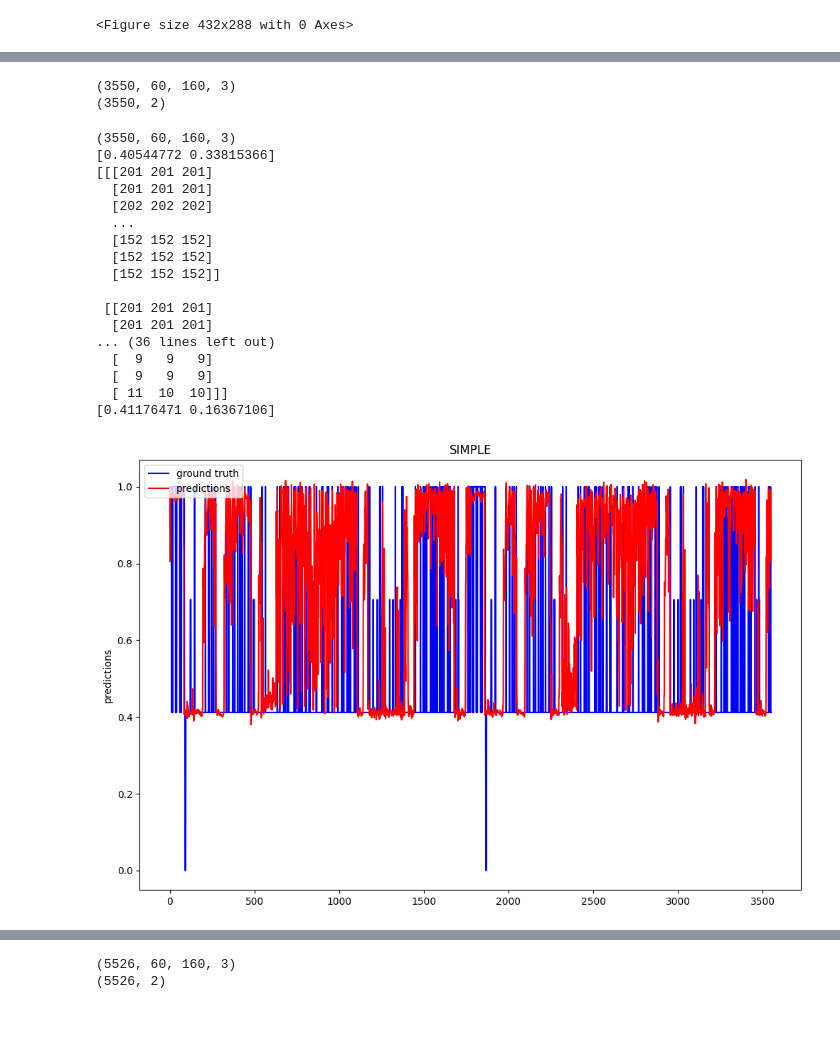
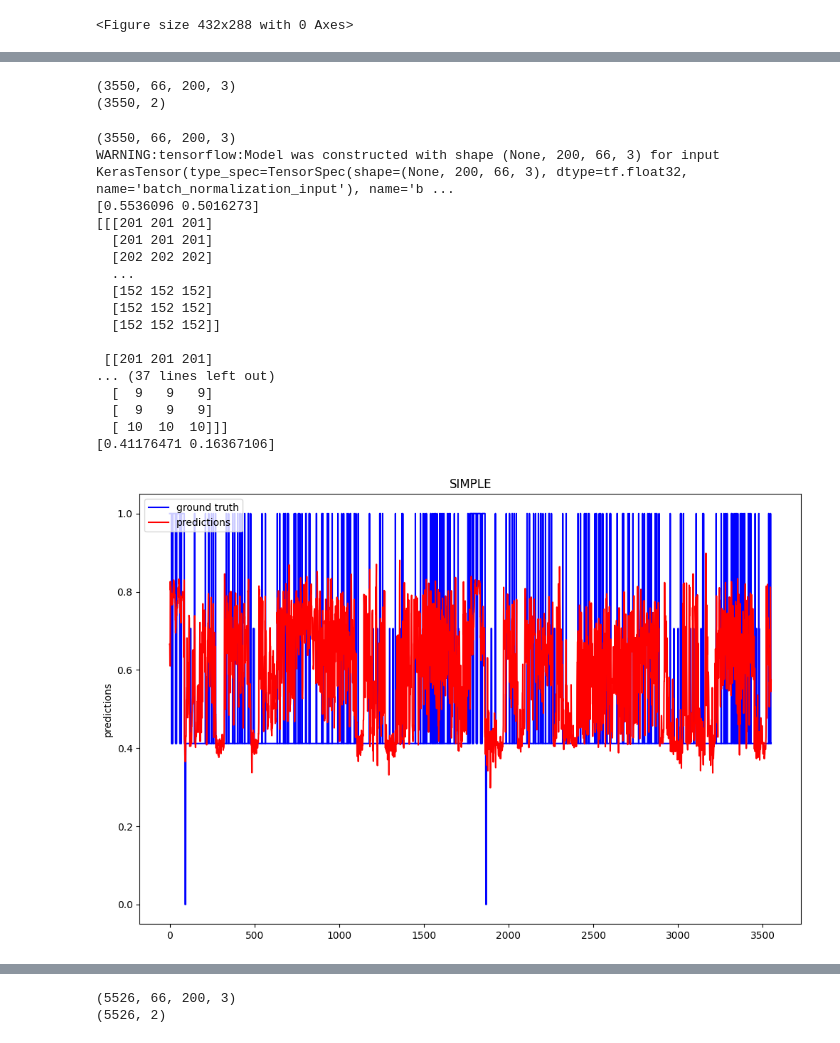
Before and after one commit to RoboticsLabURJC/2019-phd-sergio-paniego, a Jupyter notebook: PilotNet_dataset_generator_folders_dataset_extreme_albumentations_cropping.ipynb, the cells around one changed output, grey strips where cells are left out. Saved outputs shown, nothing was run; the diff lists cells and outputs as text; code cells hidden in the pictures.

```diff
--- a/PilotNet_dataset_generator_folders_dataset_extreme_albumentations_cropping.ipynb
+++ b/PilotNet_dataset_generator_folders_dataset_extreme_albumentations_cropping.ipynb
@@ -81,19 +81,20 @@ def add_extreme_data(images, array_annotations):
     for i in range(0, len(array_annotations)):
         if abs(array_annotations[i][1]) >= 1:
             if abs(array_annotations[i][1]) >= 2:
-                num_iter = 10
-                # num_iter = 15
-                # num_iter = 20
+                #num_iter = 10
+                #num_iter = 15
+                num_iter = 20
             else:
-                num_iter = 5
-                # num_iter = 10
-                # num_iter = 15
+                #num_iter = 5
+                #num_iter = 10
+                num_iter = 15
             for j in range(0, num_iter):
                 array_annotations.append(array_annotations[i])
                 images.append(images[i])
         if float(array_annotations[i][0]) <= 2:
-            for j in range(0, 1):
-            #for j in range(0, 5):
+            # for j in range(0, 1):
+            # for j in range(0, 5):
+            for j in range(0, 10):
                 array_annotations.append(array_annotations[i])
                 images.append(images[i])
 
@@ -473,5 +477,4 @@ Epoch 10/100
 # %%
-
 import glob
 import numpy as np
 import cv2
@@ -492,12 +495,14 @@ def load_data(folder):
 
 def get_images(list_images, type_image, array_imgs):
     # Read the images
+    image_shape=(200, 66)
     for name in list_images:
         img = cv2.imread(name)
         img = cv2.cvtColor(img, cv2.COLOR_BGR2RGB)
         if type_image == 'cropped':
             img = img[240:480, 0:640]
-        img = cv2.resize(img, (int(img.shape[1] / 4), int(img.shape[0] / 4)))
+        # img = cv2.resize(img, (int(img.shape[1] / 4), int(img.shape[0] / 4)))
+        img = cv2.resize(img, image_shape)
         array_imgs.append(img)
 
     return array_imgs
@@ -746,13 +751,15 @@ def load_data(folder):
 
 def get_images(list_images, type_image, array_imgs):
     # Read the images
+    image_shape=(200, 66)
     for name in list_images:
         img = cv2.imread(name)
+        img = cv2.cvtColor(img, cv2.COLOR_BGR2RGB)
         if type_image == 'cropped':
             img = img[240:480, 0:640]
-        img = cv2.resize(img, (int(img.shape[1] / 4), int(img.shape[0] / 4)))
+        # img = cv2.resize(img, (int(img.shape[1] / 4), int(img.shape[0] / 4)))
+        img = cv2.resize(img, image_shape)
         array_imgs.append(img)
-
     return array_imgs
 
 def parse_json(data, array):
@@ -840,7 +847,7 @@ annotations_simple = np.stack(array_annotations, axis=0)
 print(images_simple.shape)
 print(annotations_simple.shape)
 # %% [output]
-(3550, 60, 160, 3)
+(3550, 66, 200, 3)
 (3550, 2)
 # %%
 import matplotlib.pyplot as plt
@@ -852,7 +859,7 @@ from albumentations import (
 )
 
 
-regression_model = load_model('20210706-141937_pilotnet_model_100_all_n_extreme_albumentations_cp.h5')
+regression_model = load_model('20210713-160349_pilotnet_model_100_all_n_extreme_2_albumentations_crop_cp.h5')
 
 AUGMENTATIONS_TEST = Compose([
     Normalize()
@@ -874,36 +881,36 @@ print(annotations_simple[100])
 
 fig=plt.figure(figsize=(12,8), dpi= 100, facecolor='w', edgecolor='k')
 plt.plot(annotations_simple[:,0], "-b", label="ground truth")
 plt.plot(predictions_train[:,0], "-r", label="predictions")
 plt.legend(loc="upper left")
 plt.ylabel('predictions')
 plt.title('SIMPLE')
 plt.show()
 
 
 fig=plt.figure(figsize=(12,8), dpi= 100, facecolor='w', edgecolor='k')
 plt.plot(annotations_simple[:,1], "-b", label="ground truth")
 plt.plot(predictions_train[:,1], "-r", label="predictions")
 plt.legend(loc="upper left")
 plt.ylabel('predictions')
 plt.title('SIMPLE')
 plt.show()
 # %% [output]
-(3550, 60, 160, 3)
-[0.40544772 0.33815366]
+(3550, 66, 200, 3)
+WARNING:tensorflow:Model was constructed with shape (None, 200, 66, 3) for input KerasTensor(type_spec=TensorSpec(shape=(None, 200, 66, 3), dtype=tf.float32, name='batch_normalization_input'), name='b ...
+[0.5536096 0.5016273]
 [[[201 201 201]
   [201 201 201]
   [202 202 202]
   ...
   [152 152 152]
   [152 152 152]
   [152 152 152]]
 
  [[201 201 201]
-  [201 201 201]
-... (36 lines left out)
+... (37 lines left out)
   [  9   9   9]
   [  9   9   9]
-  [ 11  10  10]]]
+  [ 10  10  10]]]
 [0.41176471 0.16367106]
-[figure, old version]
+[figure, new version]
@@ -929,11 +936,14 @@ def load_data(folder):
 
 def get_images(list_images, type_image, array_imgs):
     # Read the images
+    image_shape=(200, 66)
     for name in list_images:
         img = cv2.imread(name)
+        img = cv2.cvtColor(img, cv2.COLOR_BGR2RGB)
         if type_image == 'cropped':
             img = img[240:480, 0:640]
-        img = cv2.resize(img, (int(img.shape[1] / 4), int(img.shape[0] / 4)))
+        # img = cv2.resize(img, (int(img.shape[1] / 4), int(img.shape[0] / 4)))
+        img = cv2.resize(img, image_shape)
         array_imgs.append(img)
 
     return array_imgs
@@ -1022,7 +1032,7 @@ annotations_many_curves = np.stack(array_annotations, axis=0)
 print(images_many_curves.shape)
 print(annotations_many_curves.shape)
 # %% [output]
-(5526, 60, 160, 3)
+(5526, 66, 200, 3)
 (5526, 2)
 # %%
 import matplotlib.pyplot as plt
```
Also changed, not shown: parts of 8 cells of this notebook.
